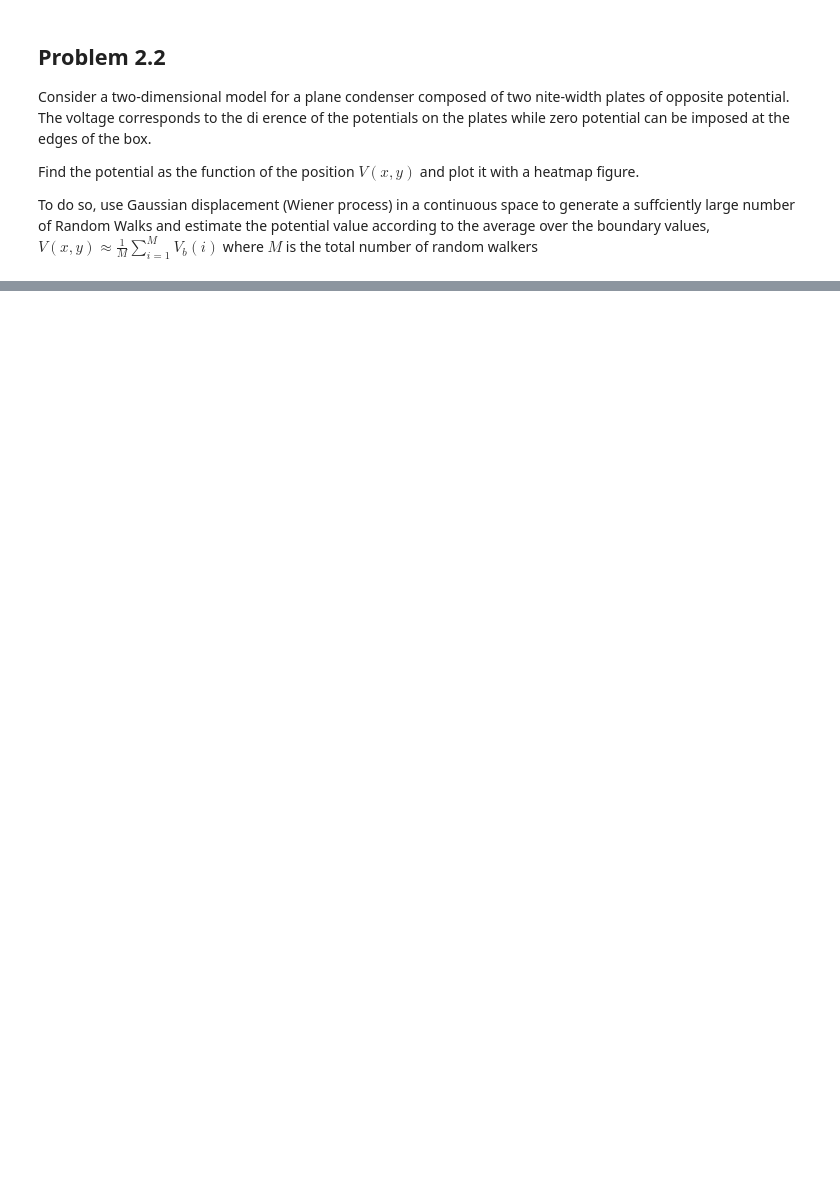
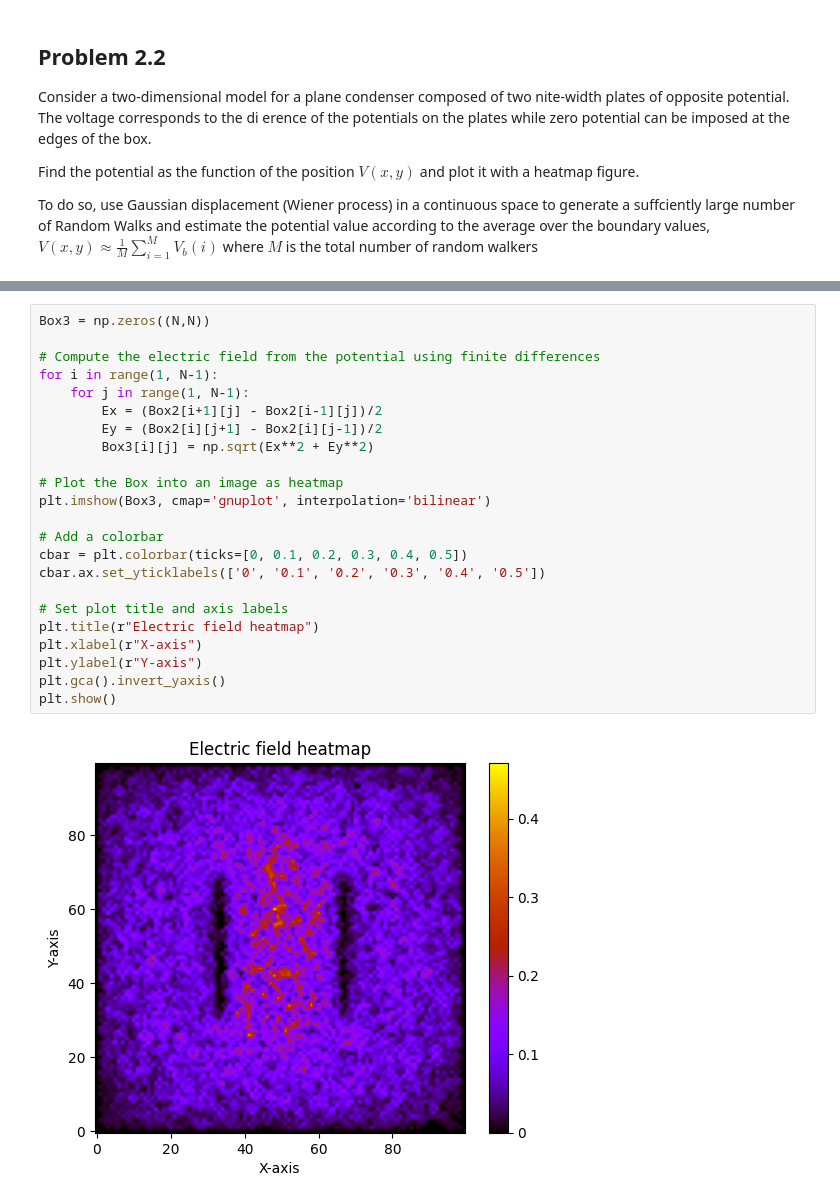
Before and after one commit to giacomocalabria/Stochastic-Methods-UPC, a Jupyter notebook: W2/Notebook.ipynb, the cells around one changed output, grey strips where cells are left out. Saved outputs shown, nothing was run; the diff lists cells and outputs as text; blank space fills up the shorter version.

```diff
--- a/W2/Notebook.ipynb
+++ b/W2/Notebook.ipynb
@@ -149,3 +141,28 @@ $$ E=\sqrt{\left[\frac{V(x+\Delta x,y)-V(x,y)}{\Delta x}\right]^2+\left[\frac{V(
 Gaussian displacement should have zero expectation value, $\mu=0$, while the typical displacement length should be small compared to the size of the condenser.
 
 Effects of the statistical noise is amplified in the calculation of the electric eld, as difference of the potential is calculated.
+# %%
+Box3 = np.zeros((N,N))
+
+# Compute the electric field from the potential using finite differences
+for i in range(1, N-1):
+    for j in range(1, N-1):
+        Ex = (Box2[i+1][j] - Box2[i-1][j])/2
+        Ey = (Box2[i][j+1] - Box2[i][j-1])/2
+        Box3[i][j] = np.sqrt(Ex**2 + Ey**2)
+
+# Plot the Box into an image as heatmap
+plt.imshow(Box3, cmap='gnuplot', interpolation='bilinear')
+
+# Add a colorbar
+cbar = plt.colorbar(ticks=[0, 0.1, 0.2, 0.3, 0.4, 0.5])
+cbar.ax.set_yticklabels(['0', '0.1', '0.2', '0.3', '0.4', '0.5'])
+
+# Set plot title and axis labels
+plt.title(r"Electric field heatmap")
+plt.xlabel(r"X-axis")
+plt.ylabel(r"Y-axis")
+plt.gca().invert_yaxis()
+plt.show()
+# %% [output]
+[figure, added]
```
Also changed, not shown: parts of 6 cells of this notebook.
